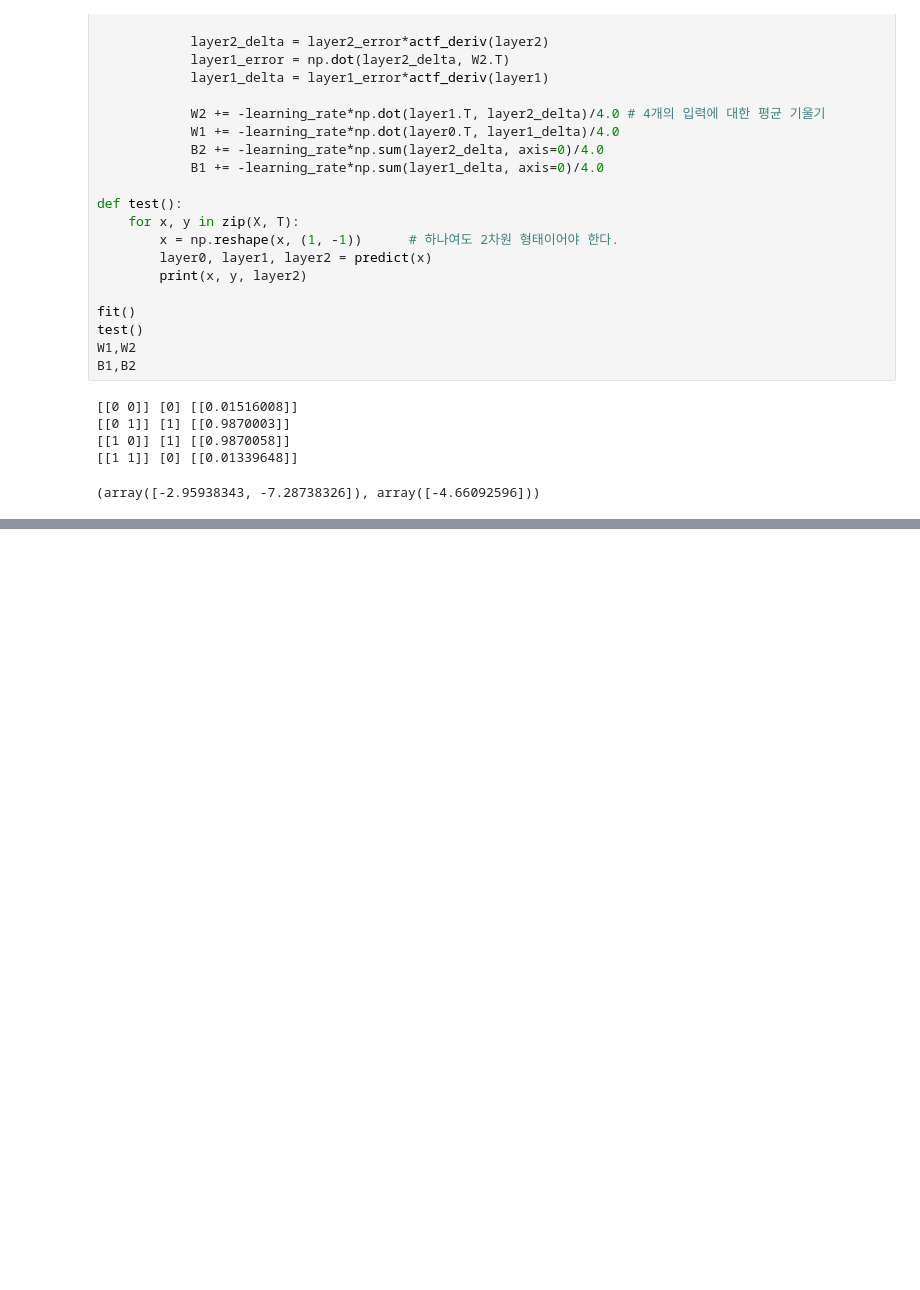
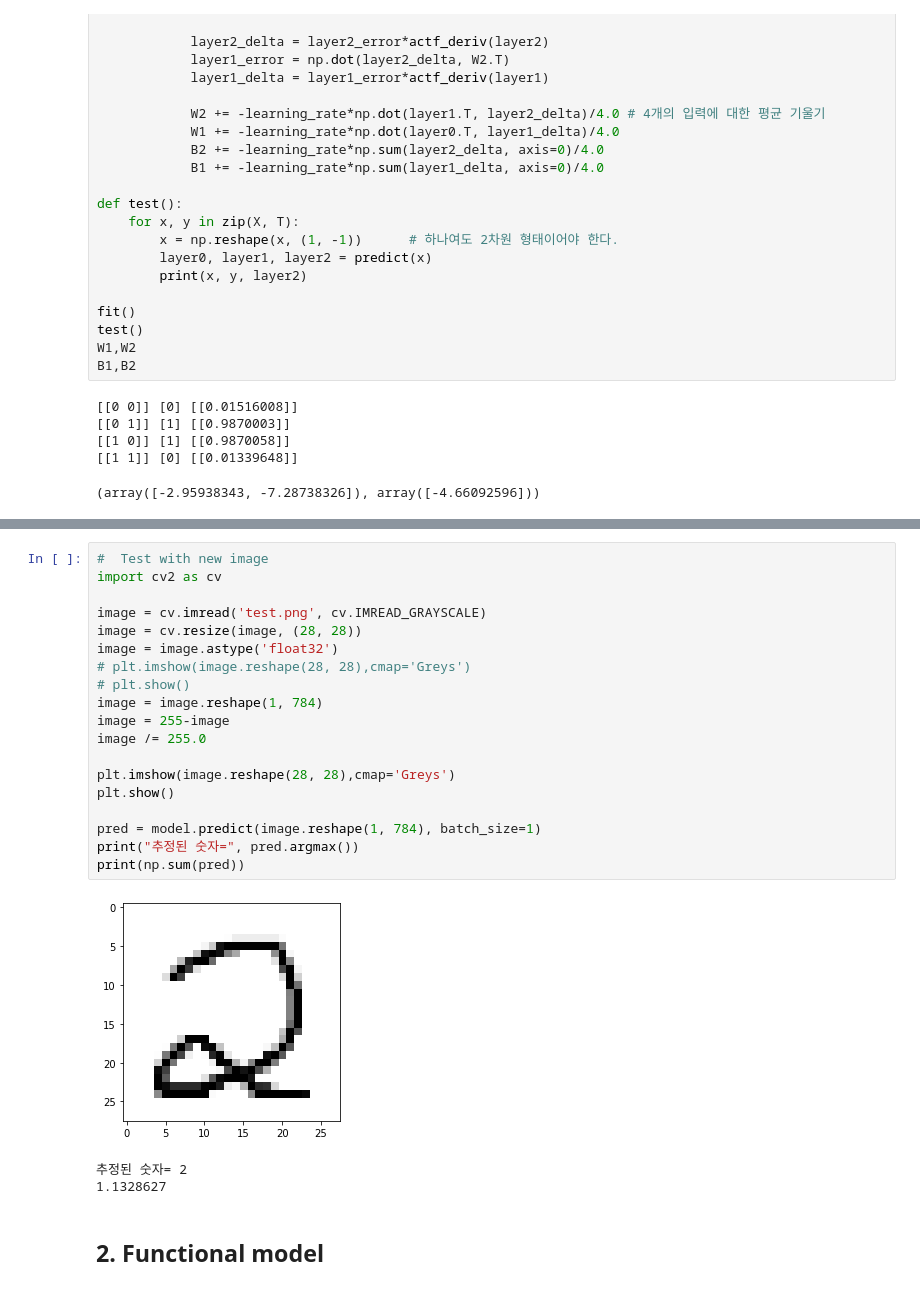
Before and after one commit to dpfpsel0622/pdm11, a Jupyter notebook: notebook/chap07_MLP_Keras.ipynb, the cells around one changed output, grey strips where cells are left out. Drawn from its saved outputs; the diff is of its cells as text; blank space fills up the shorter version.

```diff
--- a/notebook/chap07_MLP_Keras.ipynb
+++ b/notebook/chap07_MLP_Keras.ipynb
@@ -103,0 +283,25 @@ B1,B2
+# %%
+#  Test with new image
+import cv2 as cv
+
+image = cv.imread('test.png', cv.IMREAD_GRAYSCALE)
+image = cv.resize(image, (28, 28))
+image = image.astype('float32')
+# plt.imshow(image.reshape(28, 28),cmap='Greys')
+# plt.show()
+image = image.reshape(1, 784)
+image = 255-image
+image /= 255.0
+
+plt.imshow(image.reshape(28, 28),cmap='Greys')
+plt.show()
+
+pred = model.predict(image.reshape(1, 784), batch_size=1)
+print("추정된 숫자=", pred.argmax())
+print(np.sum(pred))
+# %% [output]
+[figure, added]
+추정된 숫자= 2
+1.1328627
+# %% [markdown]
+## 2. Functional model
```
Also changed, not shown: parts of 22 cells of this notebook.
